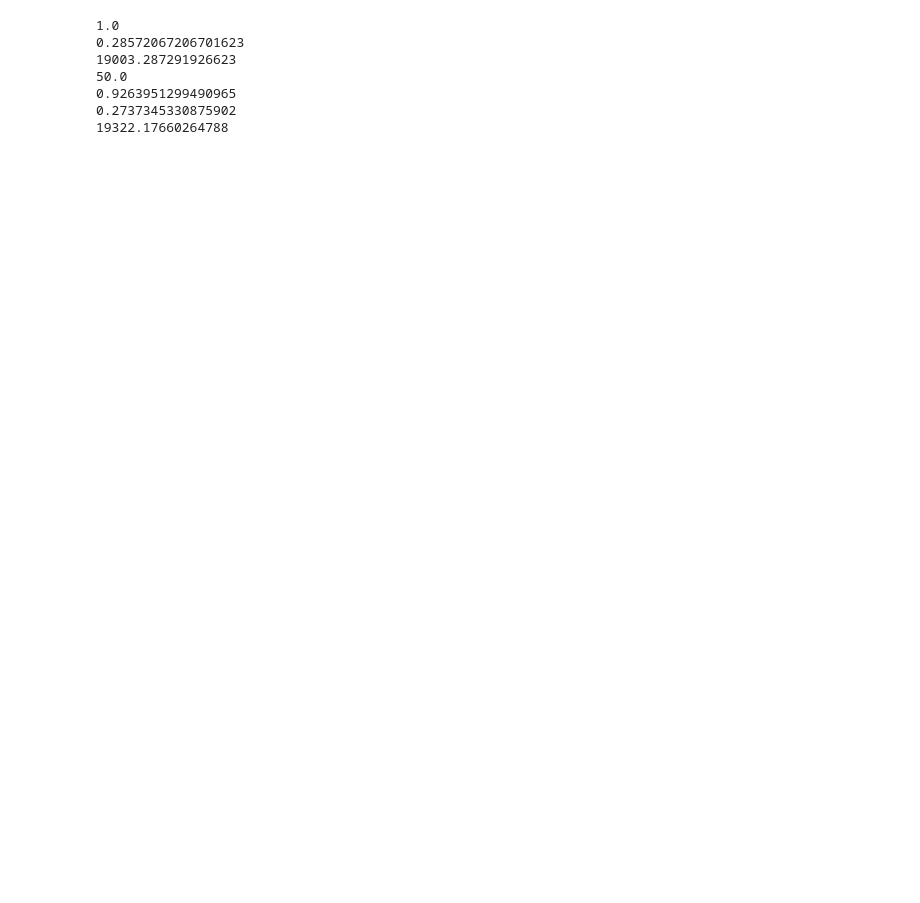
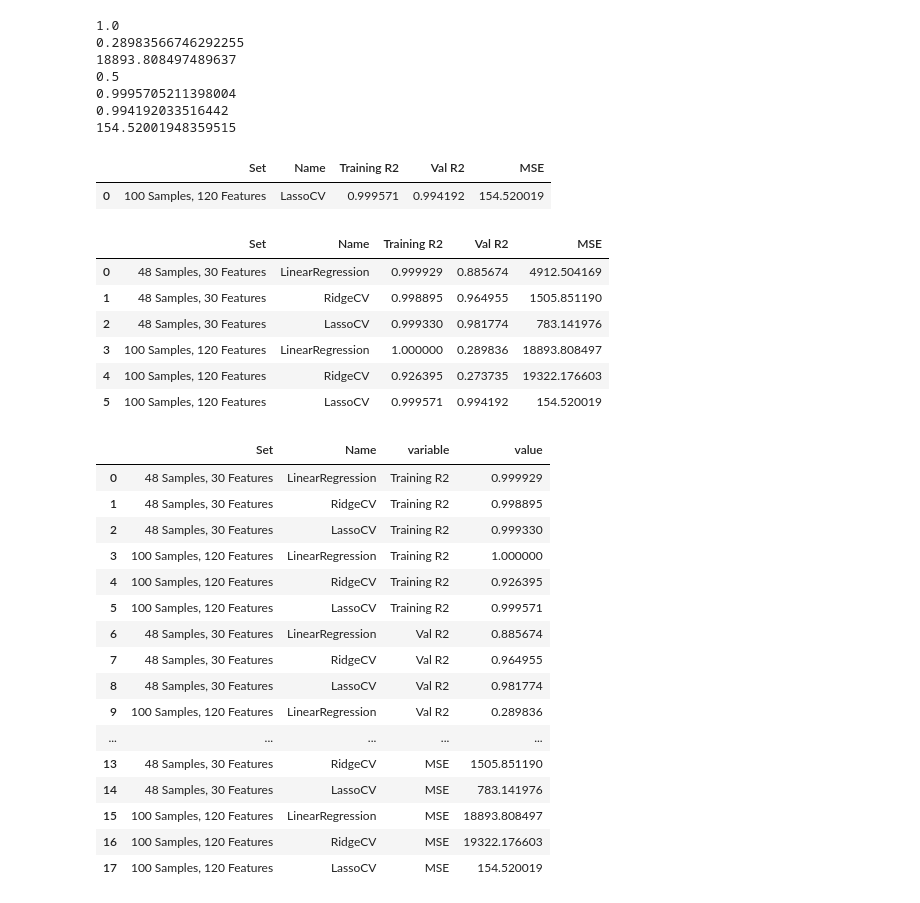
Before and after one commit to HardoModo/Dev10_Week9_Assessment, a Jupyter notebook: Shirley/dummyset.ipynb, the cells around one changed output. Cells and saved outputs as stored; diff of their text form; code cells hidden in the pictures; blank space fills up the shorter version.

```diff
--- a/Shirley/dummyset.ipynb
+++ b/Shirley/dummyset.ipynb
@@ -55,33 +129,78 @@ print(mean_squared_error(yv,rig.predict(Xv)))
 # %%
 from sklearn.datasets import make_regression
 from sklearn.metrics import mean_squared_error
 X, y = make_regression(n_samples=100, n_features=120, noise=10, random_state=42)
 
 X = scaler.fit_transform(X)
 
 lr = LinearRegression()
 
 
 Xt,Xv,yt,yv = train_test_split(X,y,test_size=0.3,random_state=0)
 
 lr.fit(Xt,yt)
 print(lr.score(Xt,yt))
 print(lr.score(Xv,yv))
 print(mean_squared_error(yv,lr.predict(Xv)))
 
-rig = RidgeCV(alphas = [0.001,0.5,1,3,5,10,50,70,100,200,300],cv=5)
-rig.fit(Xt,yt)
+las = LassoCV(alphas = [0.001,0.5,1,3,5,10,50,70,100,200,300],cv=5)
+las.fit(Xt,yt)
 
-print(rig.alpha_)
+print(las.alpha_)
 
-print(rig.score(Xt,yt))
-print(rig.score(Xv,yv))
-print(mean_squared_error(yv,rig.predict(Xv)))
+print(las.score(Xt,yt))
+print(las.score(Xv,yv))
+print(mean_squared_error(yv,las.predict(Xv)))
+
+figdict3 = {'Set':['100 Samples, 120 Features'],
+            'Name':['LassoCV'],
+            'Training R2':[las.score(Xt,yt)],
+           'Val R2': [las.score(Xv,yv)],
+           'MSE':[mean_squared_error(yv,las.predict(Xv))]}
+
+df3 = pd.DataFrame(figdict3)
+display(df3.head())
+
+finaldf = pd.concat([df1,df2,df3],axis=0)
+finaldf.reset_index(inplace=True,drop=True)
+display(finaldf)
+
+
+df_unpivot = pd.melt(finaldf, id_vars=['Set','Name'], value_vars=['Training R2', 'Val R2', 'MSE'])
+display(df_unpivot)
+# pivottedfinaldf = finaldf.pivot(columns='Name',values=['Training R2','Val R2','MSE'],index='Set')
+# display(pivottedfinaldf)
 # %% [output]
 1.0
-0.28572067206701623
-19003.287291926623
-50.0
-0.9263951299490965
-0.2737345330875902
-19322.17660264788
+0.28983566746292255
+18893.808497489637
+0.5
+0.9995705211398004
+0.994192033516442
+154.52001948359515
+|  | Set | Name | Training R2 | Val R2 | MSE |
+| 0 | 100 Samples, 120 Features | LassoCV | 0.999571 | 0.994192 | 154.520019 |
+|  | Set | Name | Training R2 | Val R2 | MSE |
+| 0 | 48 Samples, 30 Features | LinearRegression | 0.999929 | 0.885674 | 4912.504169 |
+| 1 | 48 Samples, 30 Features | RidgeCV | 0.998895 | 0.964955 | 1505.851190 |
+| 2 | 48 Samples, 30 Features | LassoCV | 0.999330 | 0.981774 | 783.141976 |
+| 3 | 100 Samples, 120 Features | LinearRegression | 1.000000 | 0.289836 | 18893.808497 |
+| 4 | 100 Samples, 120 Features | RidgeCV | 0.926395 | 0.273735 | 19322.176603 |
+| 5 | 100 Samples, 120 Features | LassoCV | 0.999571 | 0.994192 | 154.520019 |
+|  | Set | Name | variable | value |
+| 0 | 48 Samples, 30 Features | LinearRegression | Training R2 | 0.999929 |
+| 1 | 48 Samples, 30 Features | RidgeCV | Training R2 | 0.998895 |
+| 2 | 48 Samples, 30 Features | LassoCV | Training R2 | 0.999330 |
+| 3 | 100 Samples, 120 Features | LinearRegression | Training R2 | 1.000000 |
+| 4 | 100 Samples, 120 Features | RidgeCV | Training R2 | 0.926395 |
+| 5 | 100 Samples, 120 Features | LassoCV | Training R2 | 0.999571 |
+| 6 | 48 Samples, 30 Features | LinearRegression | Val R2 | 0.885674 |
+| 7 | 48 Samples, 30 Features | RidgeCV | Val R2 | 0.964955 |
+| 8 | 48 Samples, 30 Features | LassoCV | Val R2 | 0.981774 |
+| 9 | 100 Samples, 120 Features | LinearRegression | Val R2 | 0.289836 |
+| ... | ... | ... | ... | ... |
+| 13 | 48 Samples, 30 Features | RidgeCV | MSE | 1505.851190 |
+| 14 | 48 Samples, 30 Features | LassoCV | MSE | 783.141976 |
+| 15 | 100 Samples, 120 Features | LinearRegression | MSE | 18893.808497 |
+| 16 | 100 Samples, 120 Features | RidgeCV | MSE | 19322.176603 |
+| 17 | 100 Samples, 120 Features | LassoCV | MSE | 154.520019 |
```
Also changed, not shown: parts of 6 cells of this notebook.
